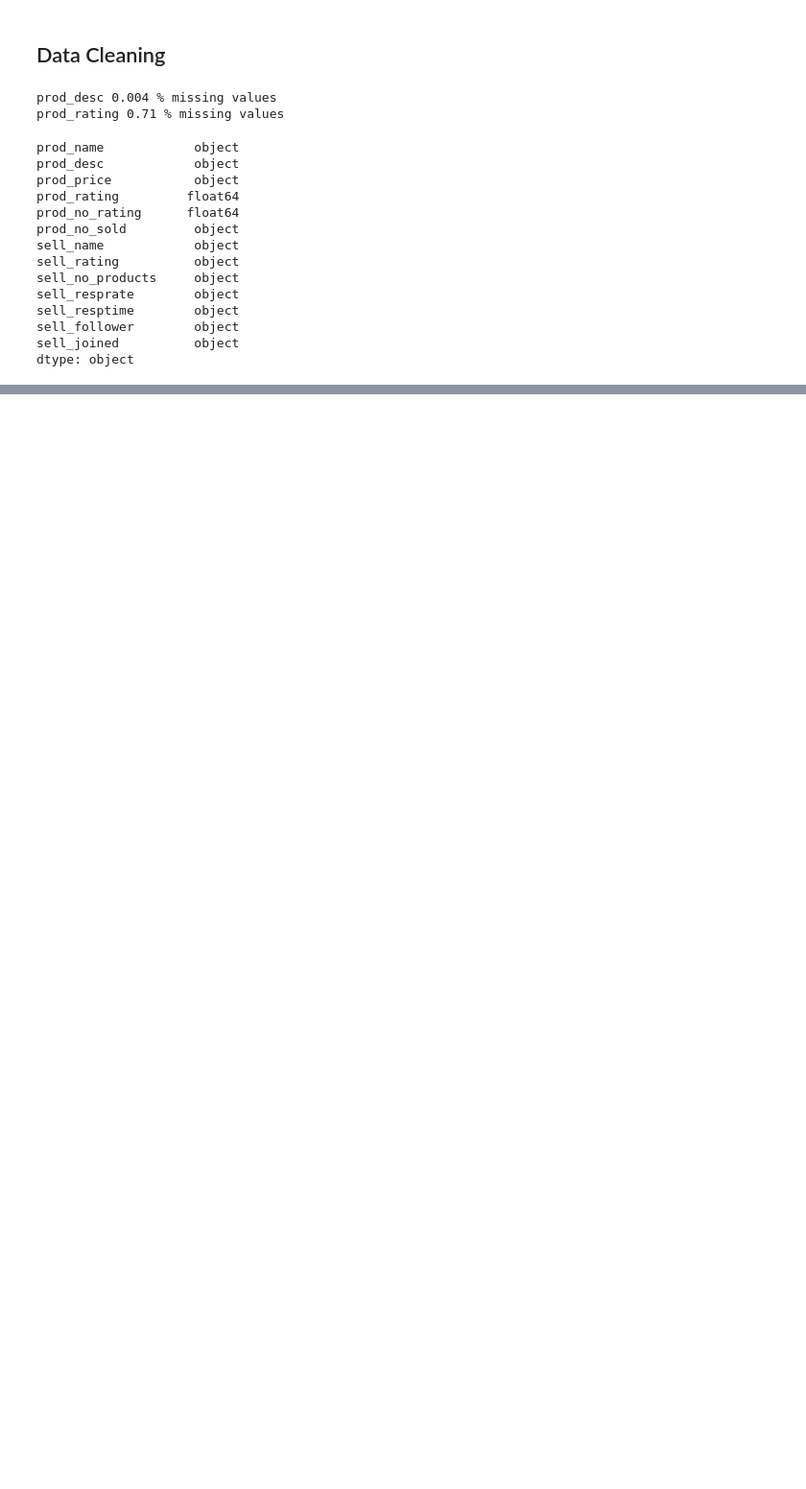
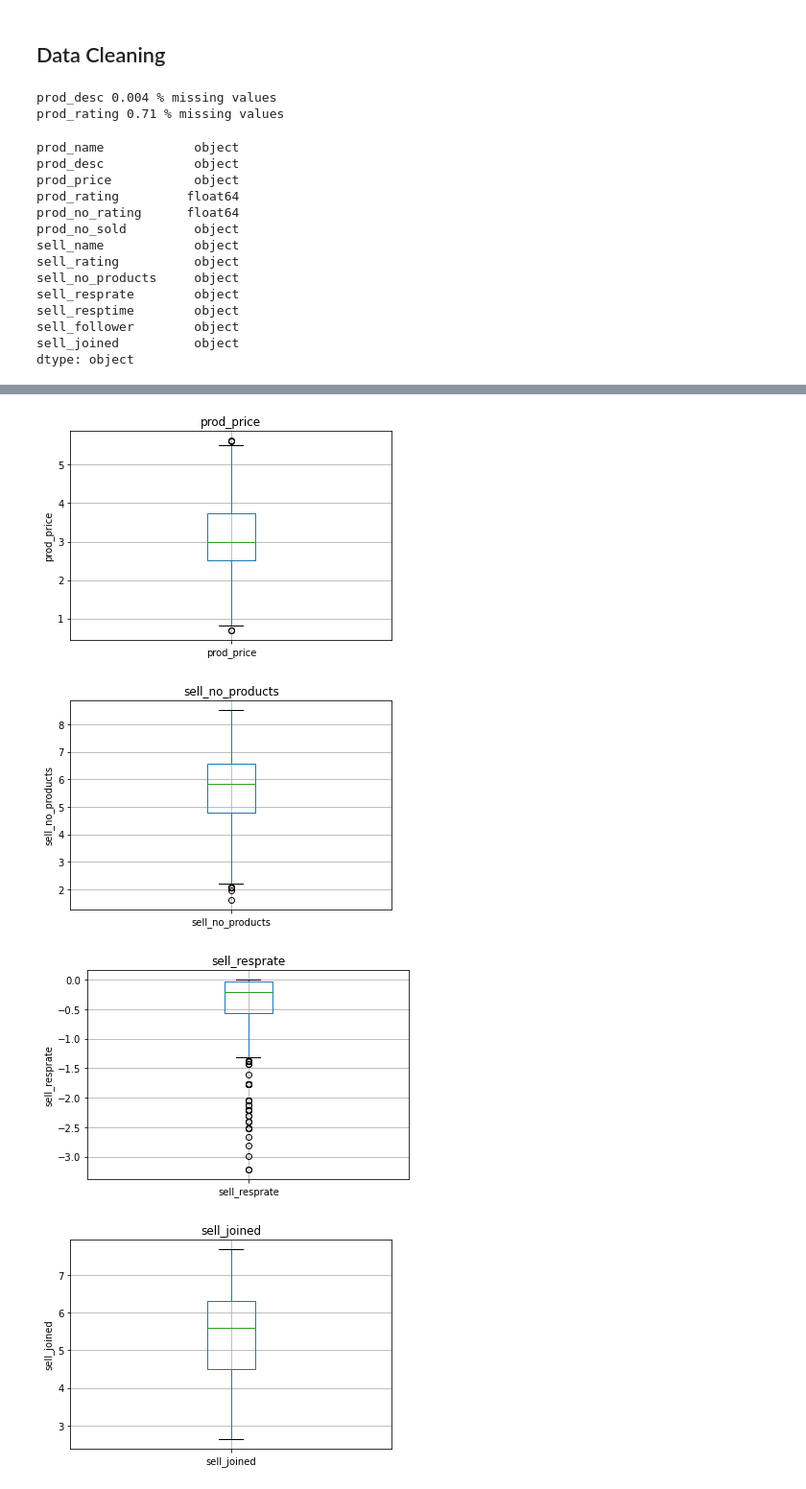
Before and after one commit to weihan7742/Ecommerce-Product-Web-Scrapping---Analysis, a Jupyter notebook: Analysis.ipynb, the cells around one changed output, grey strips where cells are left out. Shown: that part at 96% size. Drawn from its saved outputs; the diff is of its cells as text; code cells hidden in the pictures; blank space fills up the shorter version.

```diff
--- a/Analysis.ipynb
+++ b/Analysis.ipynb
@@ -126,0 +289,18 @@ df['prod_price'] = df['prod_price'].apply(lambda x: int(x.split('-')[0])
+# %%
+# Finding out outliers
+
+for feature in continuous_features:
+    data=df.copy()
+    if 0 in data[feature].unique():
+        pass
+    else:
+        data[feature]=np.log(data[feature])
+        data.boxplot(column=feature)
+        plt.ylabel(feature)
+        plt.title(feature)
+        plt.show()
+# %% [output]
+[figure, added]
+[figure, added]
+[figure, added]
+[figure, added]
```
Also changed, not shown: parts of 32 cells of this notebook, 1 other file.
